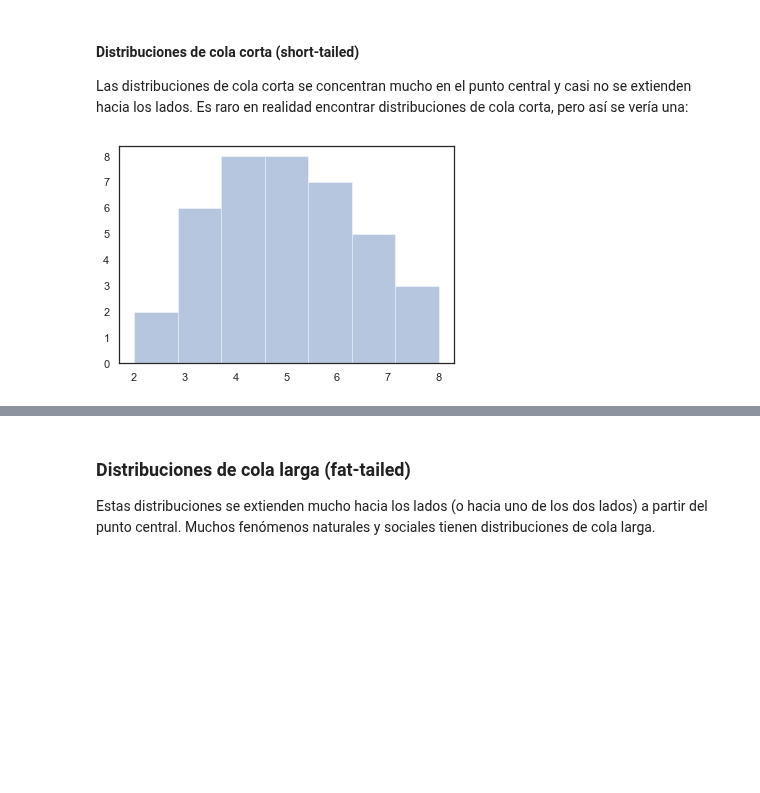
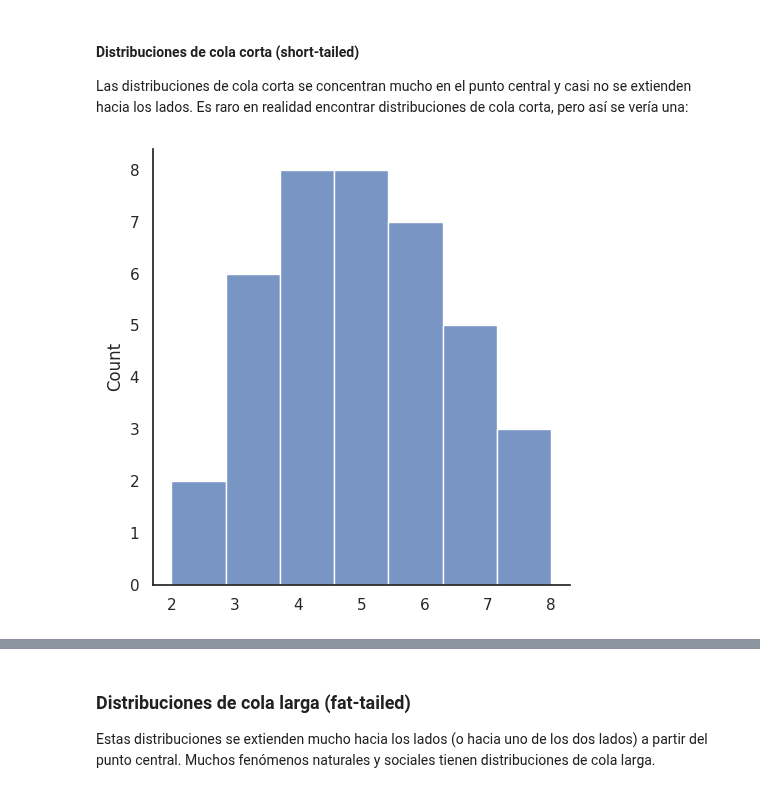
Before and after one commit to beduExpert/B2-Analisis-de-Datos-con-Python-2020, a Jupyter notebook: Sesion-02/Ejemplo-04/describiendo_histogramas.ipynb, the cells around one changed output, grey strips where cells are left out. Saved outputs shown, nothing was run; the diff lists cells and outputs as text; code cells hidden in the pictures; blank space fills up the shorter version.

```diff
--- a/Sesion-02/Ejemplo-04/describiendo_histogramas.ipynb
+++ b/Sesion-02/Ejemplo-04/describiendo_histogramas.ipynb
@@ -72,9 +74,9 @@ Las distribuciones de cola corta se concentran mucho en el punto central y casi
 # %%
 cola_corta = np.array([2, 2, 3, 3, 3, 3, 3, 3, 4, 4, 4, 4, 4, 4, 4, 4, 5, 5, 5, 5, 5, 5, 5, 5, 6, 6, 6, 6, 6, 6, 6, 7, 7, 7, 7, 7, 8, 8, 8])
 # %%
-sns.distplot(cola_corta, kde=False, norm_hist=False, bins=7);
+sns.displot(cola_corta, kind = 'hist', bins = 7);
 # %% [output]
-[figure, old version]
+[figure, new version]
 # %%
 print(f'Curtosis: {kurtosis(cola_corta)}')
 print(f'Asimetría: {skew(cola_corta)}')
```
Also changed, not shown: parts of 23 cells of this notebook.
